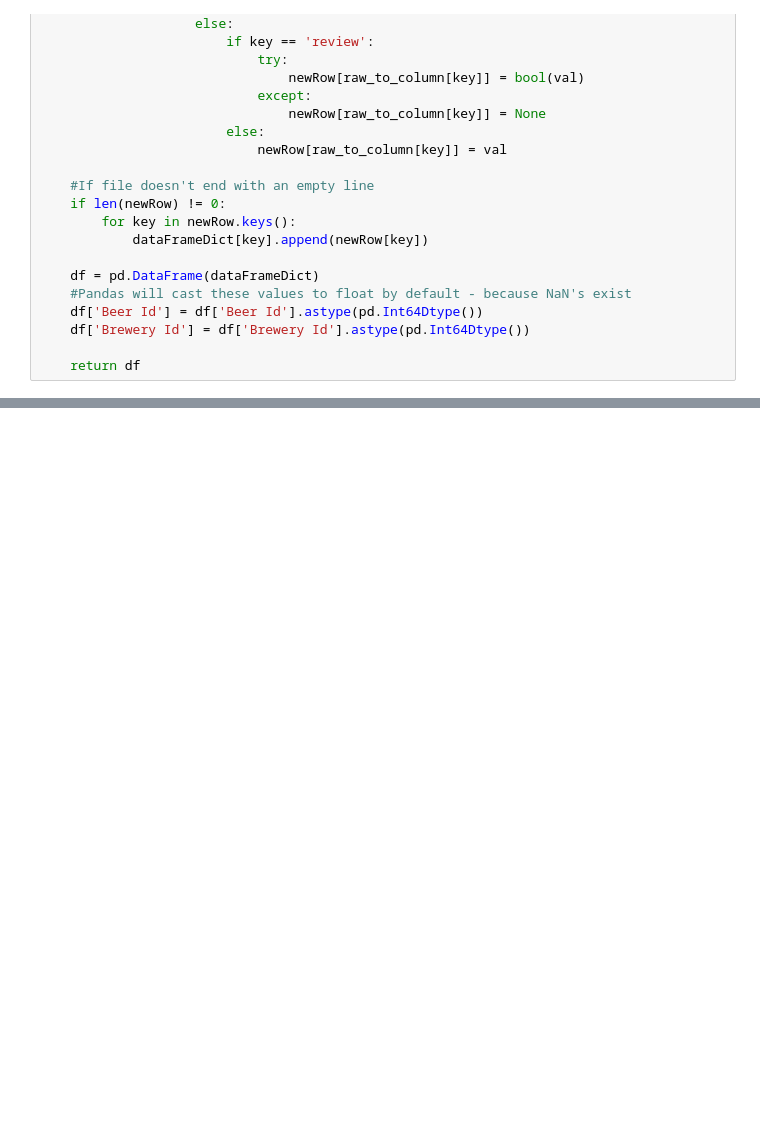
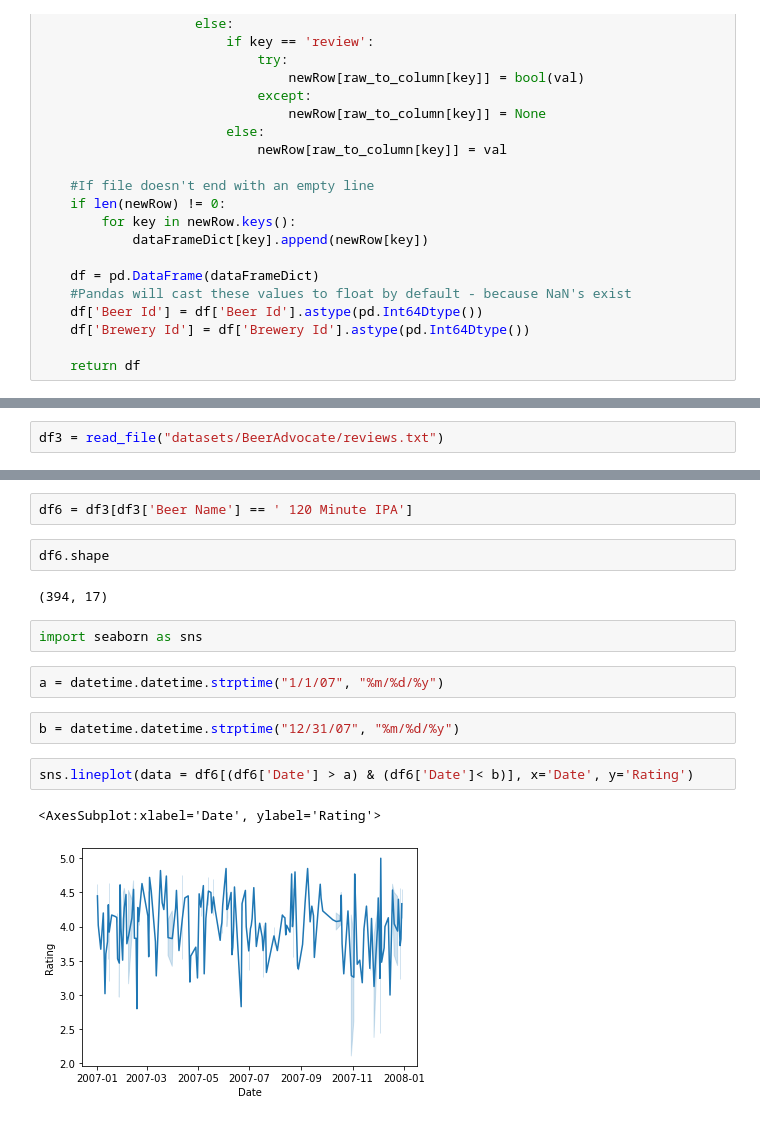
Before and after one commit to epfl-ada/ada-2022-project-rakijada, a Jupyter notebook: Parse Data From txt.ipynb, the cells around one changed output, grey strips where cells are left out. Drawn from its saved outputs; the diff is of its cells as text; blank space fills up the shorter version.

Commit message:
do data investigation

```diff
--- a/Parse Data From txt.ipynb
+++ b/Parse Data From txt.ipynb
@@ -79,0 +124,2 @@ def read_file(path_to_file):
+# %%
+df3 = read_file("datasets/BeerAdvocate/reviews.txt")
@@ -79,0 +223,17 @@ def read_file(path_to_file):
+# %%
+df6 = df3[df3['Beer Name'] == ' 120 Minute IPA']
+# %%
+df6.shape
+# %% [output]
+(394, 17)
+# %%
+import seaborn as sns
+# %%
+a = datetime.datetime.strptime("1/1/07", "%m/%d/%y")
+# %%
+b = datetime.datetime.strptime("12/31/07", "%m/%d/%y")
+# %%
+sns.lineplot(data = df6[(df6['Date'] > a) & (df6['Date']< b)], x='Date', y='Rating')
+# %% [output]
+<AxesSubplot:xlabel='Date', ylabel='Rating'>
+[figure, added]
```
Also changed, not shown: parts of 19 cells of this notebook, 2 other files.
